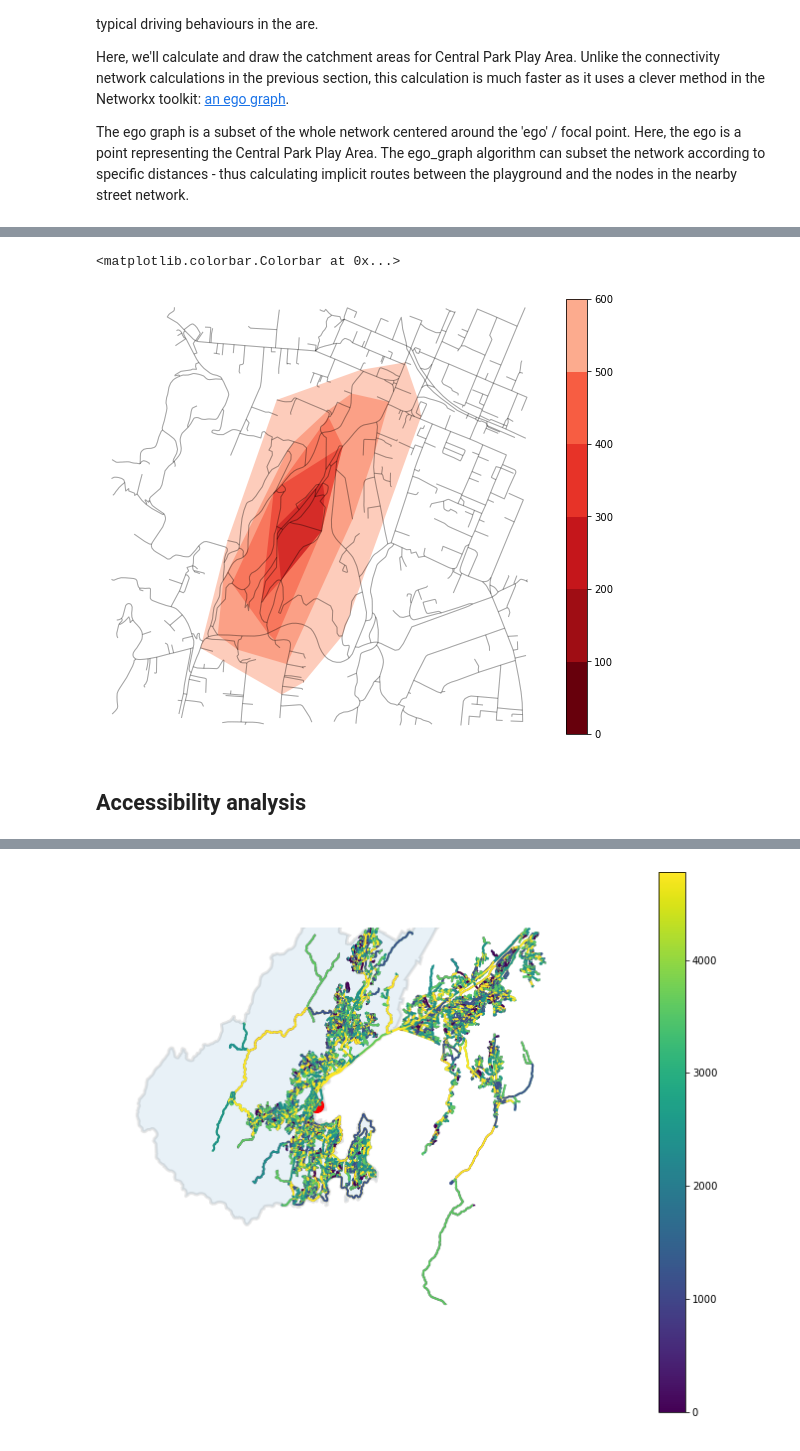
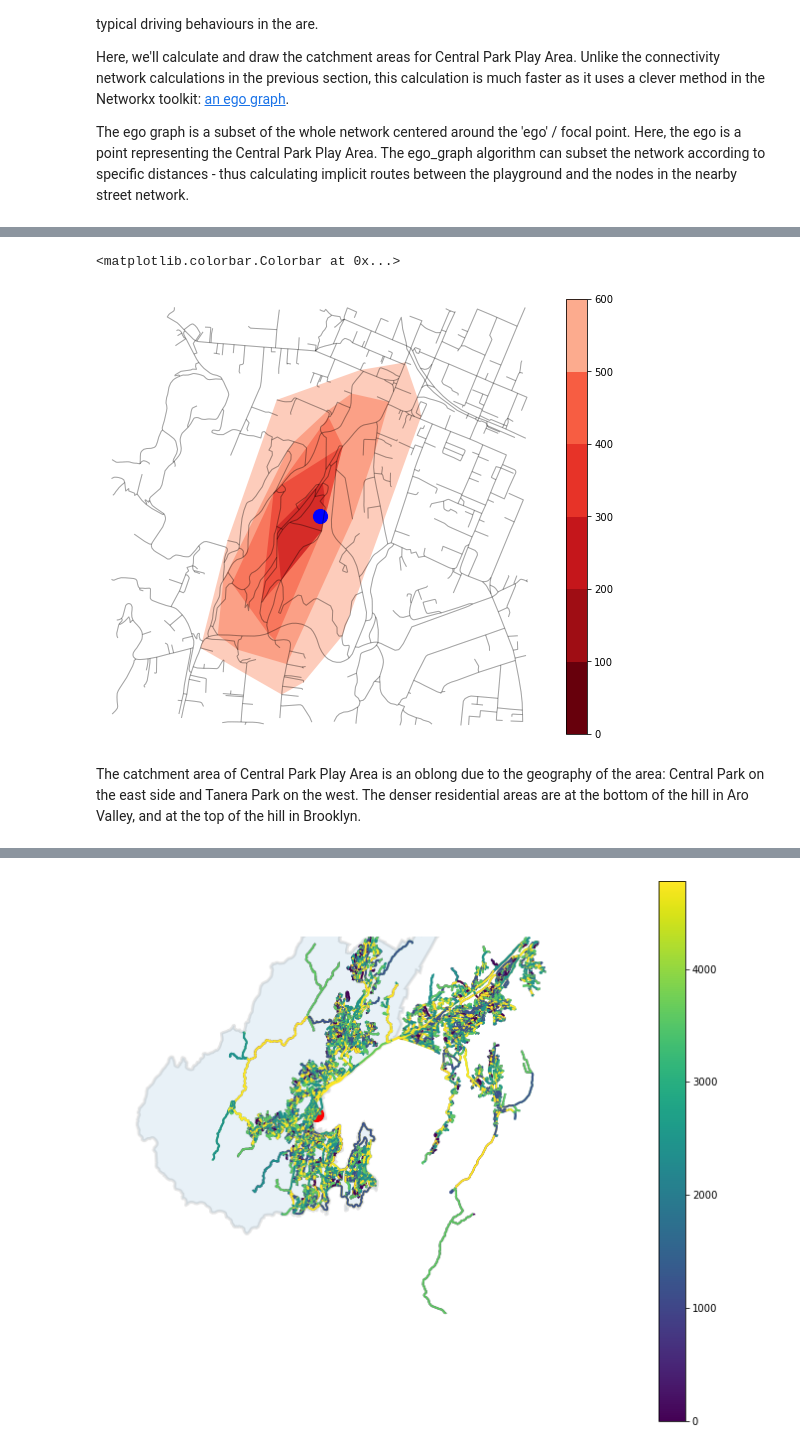
Before and after one commit to shriv/foss4g-workshop, a Jupyter notebook: notebooks/applications.ipynb, the cells around one changed output, grey strips where cells are left out. Saved outputs shown, nothing was run; the diff lists cells and outputs as text; code cells hidden in the pictures.

Commit message:
Filling out accessibility analysis

```diff
--- a/notebooks/applications.ipynb
+++ b/notebooks/applications.ipynb
@@ -156,11 +158,14 @@ I've deliberately routed to a  playground up the hill rather than one on the fla
 We have previously downloaded the whole street network for the Wellington bounding box but here we'll download a small subset of the network around the Central Park Play Area - to better visualise the details of the routes.
 # %%
 # Get location of Central Park Play Area
-cp = wcc_playgrounds.query('playground == "Central Park Play Area"').reset_index()['geometry']
+cp = (wcc_playgrounds
+      .query('playground == "Central Park Play Area"')
+      .reset_index())['geometry']
 destination = (cp.y[0], cp.x[0])
 
 # Get a small radious of street network around Central Park Play Area
-G = ox.graph_from_point(destination, distance=600, network_type='walk', clean_periphery=False)
+G = ox.graph_from_point(destination, distance=600,
+                        network_type='walk', clean_periphery=False)
 
 # Select origin and destination nodes
 origin = (-41.2954888, 174.7671616)
@@ -319,34 +328,37 @@ isochrone_polys = []
 
 # Subset egographs for each of the isochrones
 # Reverse the isochrones so that darker is closer
 # Set colours of nodes by the isochrone
 # Combine all the nodes within the isochrone into a polygon
 for trip_distance in sorted(trip_distances, reverse=True):
     subgraph = nx.ego_graph(G, destination_node, radius=trip_distance, distance='length')
     node_points = [Point((data['x'], data['y'])) for node, data in subgraph.nodes(data=True)]
     bounding_poly = gpd.GeoSeries(node_points).unary_union.convex_hull
     isochrone_polys.append(bounding_poly)
 
 # Plot the network
-fig, ax = ox.plot_graph(G, fig_height=8, show=False, close=False, edge_color='k', edge_alpha=0.2, node_color='none')
+fig, ax = ox.plot_graph(G, fig_height=8, show=False, close=False, edge_color='k',
+                        edge_alpha=0.2, node_color='none')
+# Plot Central Park Play Area
+ax.scatter(destination[1], destination[0], s=200, c='b')
 
 # Add polygon patches for each isochrone
 # Colours are the same as the previous plot
 # Some of the bounding polygons have not created polygons: don't plot these
 for polygon, fc in zip(isochrone_polys, iso_colors):
     if polygon.geom_type == 'Polygon':
         patch = PolygonPatch(polygon, fc=fc, ec='none', alpha=0.6, zorder=-1)
         ax.add_patch(patch)
 
 # Add colorbar
 # This is an extraordinarily complicated piece of code
 # We won't go through the details in this workshop!
 cmap = mpl.colors.ListedColormap(list(reversed(iso_colors)))
 norm = mpl.colors.BoundaryNorm(trip_distances, cmap.N)
 sm = plt.cm.ScalarMappable(cmap=cmap, norm=norm)
 plt.colorbar(sm, ticks= trip_distances, spacing='proportional')
 # %% [output]
 <matplotlib.colorbar.Colorbar at 0x...>
-[figure, old version]
+[figure, new version]
-# %% [markdown]
-## Accessibility analysis
+# %% [markdown]
+The catchment area of Central Park Play Area is an oblong due to the geography of the area: Central Park on the east side and Tanera Park on the west. The denser residential areas are at the bottom of the hill in Aro Valley, and at the top of the hill in Brooklyn.
```
Also changed, not shown: parts of 17 cells of this notebook.
